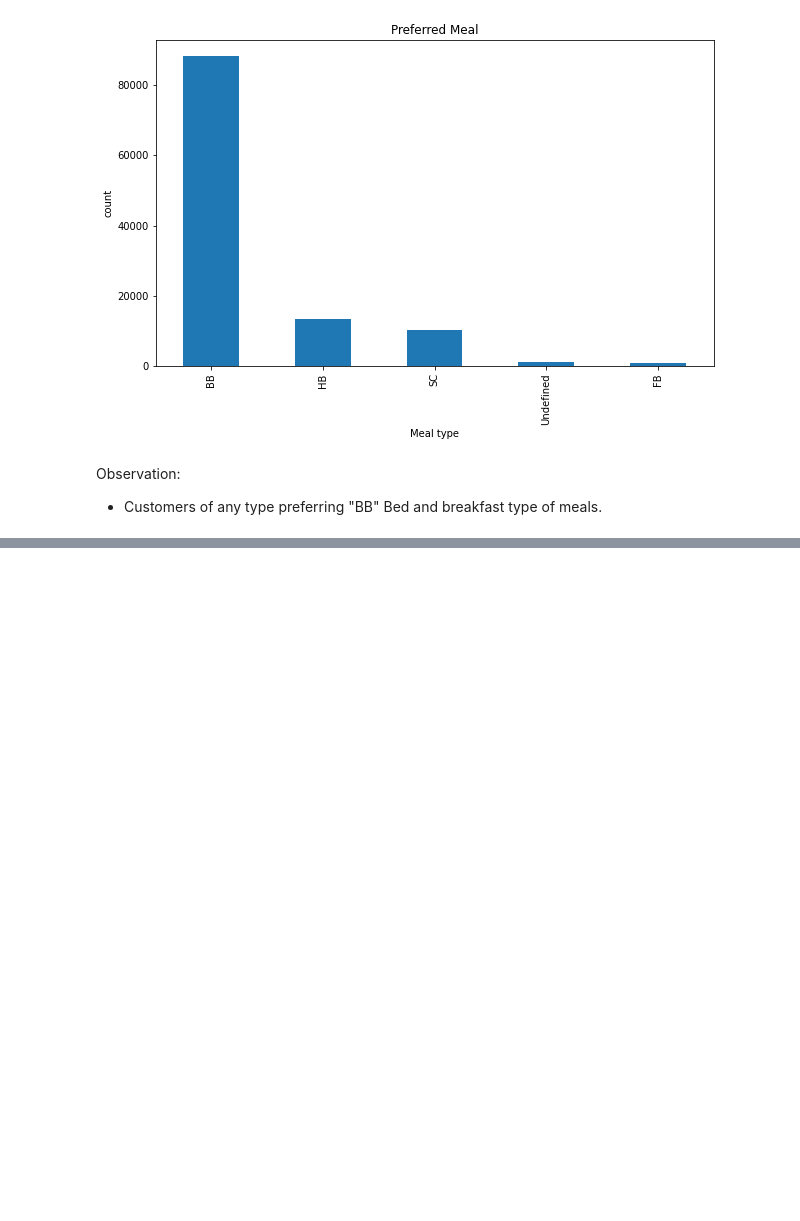
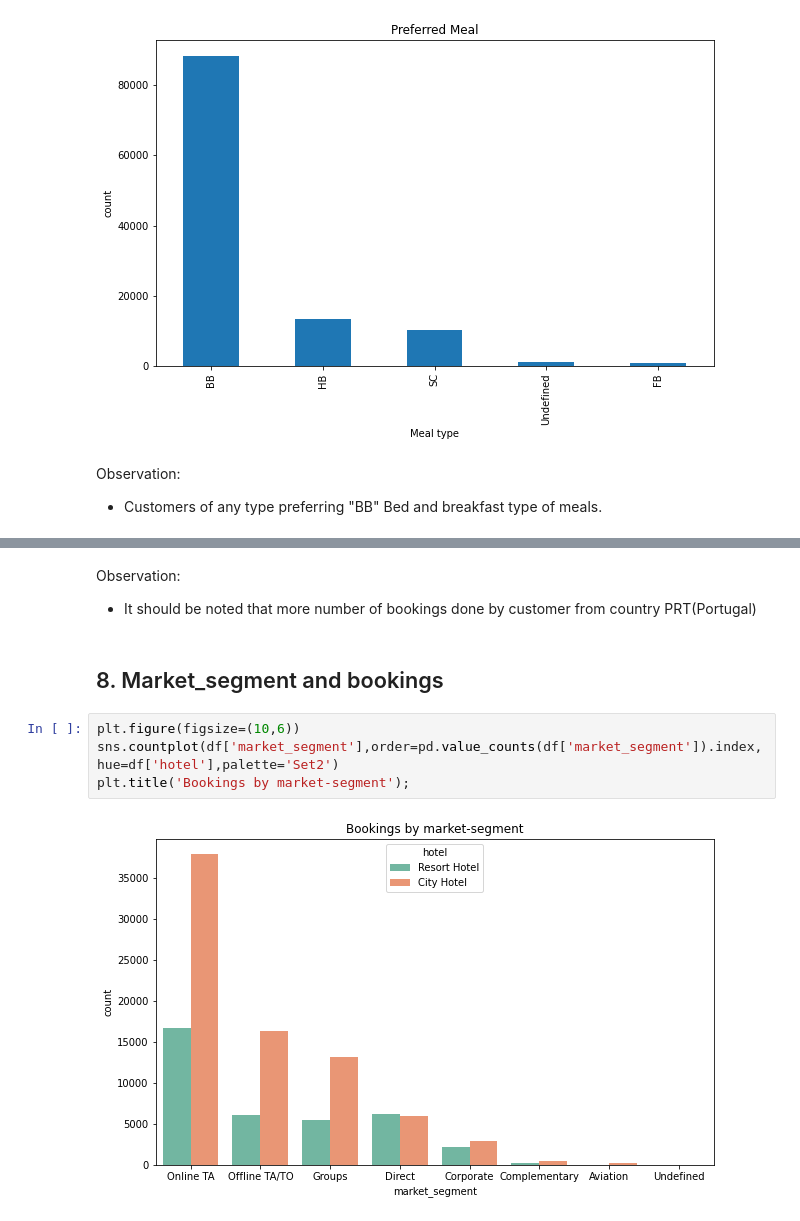
Before and after one commit to ArunPrasath1205/Exploratory-Data-Analysis-on-Hotel-Booking, a Jupyter notebook: Hotel_Bookings_analysis_G_AP.ipynb, the cells around one changed output, grey strips where cells are left out. Drawn from its saved outputs; the diff is of its cells as text; blank space fills up the shorter version.

```diff
--- a/Hotel_Bookings_analysis_G_AP.ipynb
+++ b/Hotel_Bookings_analysis_G_AP.ipynb
@@ -580,0 +591,11 @@ Observation:
+# %% [markdown]
+Observation:
+* It should be noted that more number of bookings done by customer from country PRT(Portugal)
+# %% [markdown]
+## 8. Market_segment and bookings
+# %%
+plt.figure(figsize=(10,6))
+sns.countplot(df['market_segment'],order=pd.value_counts(df['market_segment']).index,hue=df['hotel'],palette='Set2')
+plt.title('Bookings by market-segment');
+# %% [output]
+[figure, added]
```
Also changed, not shown: parts of 10 cells of this notebook.
